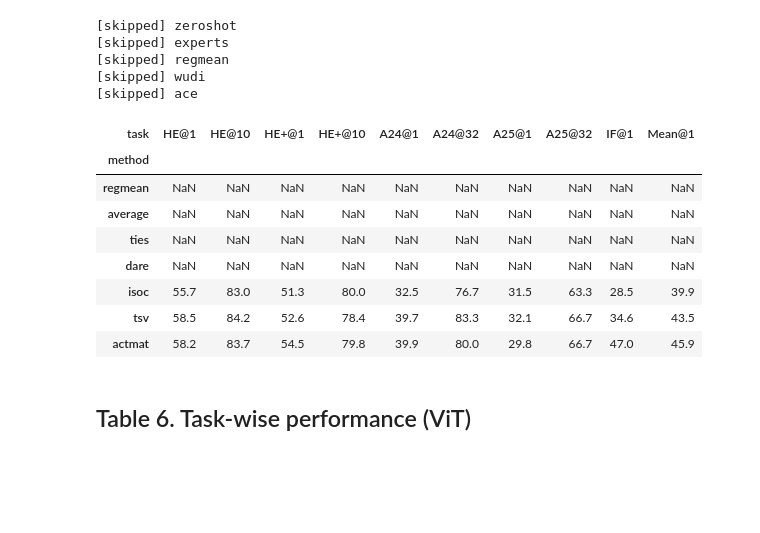
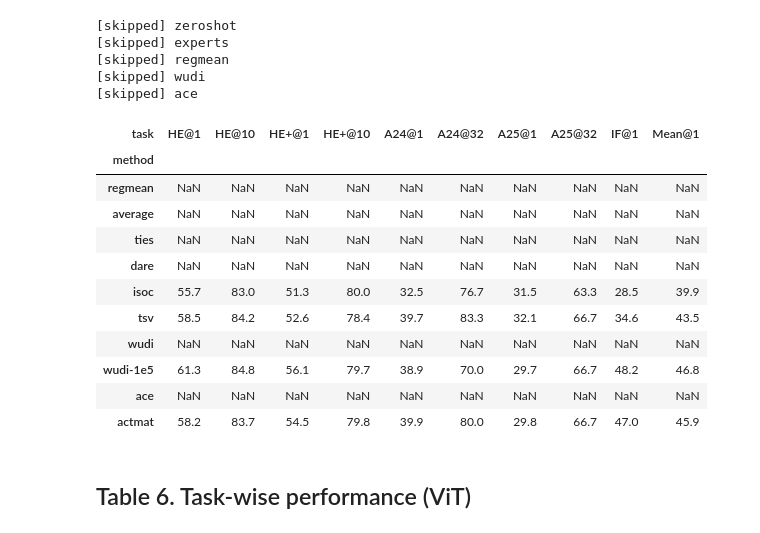
Before and after one commit to marawangamal/actmat, a Jupyter notebook: scripts/analysis.ipynb, the cells around one changed output. Saved outputs shown, nothing was run; the diff lists cells and outputs as text; code cells hidden in the pictures; blank space fills up the shorter version.

```diff
--- a/scripts/analysis.ipynb
+++ b/scripts/analysis.ipynb
@@ -552,36 +552,39 @@ column_order = [
     "HE+@10",
     "A24@1",
     "A24@32",
     "A25@1",
     "A25@32",
     "IF@1",
 ]
 method_order = [
     "regmean",
     "average",
     "ties",
     "dare",
     "isoc",
     "tsv",
-    # "wudi",
-    # "wudi-1e5",
-    # "ace",
+    "wudi",
+    "wudi-1e5",
+    "ace",
     "actmat",
 ]
 dfp = (dfp * 100)[column_order].round(1)
 at1_cols = [c for c in column_order if c.endswith("@1")]
 dfp["Mean@1"] = dfp[at1_cols].mean(axis=1).round(1)
 dfp = dfp.reindex(method_order)
 dfp
 # %% [output]
 | task | HE@1 | HE@10 | HE+@1 | HE+@10 | A24@1 | A24@32 | A25@1 | A25@32 | IF@1 | Mean@1 |
 | method |  |  |  |  |  |  |  |  |  |  |
 | regmean | NaN | NaN | NaN | NaN | NaN | NaN | NaN | NaN | NaN | NaN |
 | average | NaN | NaN | NaN | NaN | NaN | NaN | NaN | NaN | NaN | NaN |
 | ties | NaN | NaN | NaN | NaN | NaN | NaN | NaN | NaN | NaN | NaN |
 | dare | NaN | NaN | NaN | NaN | NaN | NaN | NaN | NaN | NaN | NaN |
 | isoc | 55.7 | 83.0 | 51.3 | 80.0 | 32.5 | 76.7 | 31.5 | 63.3 | 28.5 | 39.9 |
 | tsv | 58.5 | 84.2 | 52.6 | 78.4 | 39.7 | 83.3 | 32.1 | 66.7 | 34.6 | 43.5 |
+| wudi | NaN | NaN | NaN | NaN | NaN | NaN | NaN | NaN | NaN | NaN |
+| wudi-1e5 | 61.3 | 84.8 | 56.1 | 79.7 | 38.9 | 70.0 | 29.7 | 66.7 | 48.2 | 46.8 |
+| ace | NaN | NaN | NaN | NaN | NaN | NaN | NaN | NaN | NaN | NaN |
 | actmat | 58.2 | 83.7 | 54.5 | 79.8 | 39.9 | 80.0 | 29.8 | 66.7 | 47.0 | 45.9 |
 # %% [markdown]
 ## Table 6. Task-wise performance (ViT)
```
Also changed, not shown: parts of 7 cells of this notebook, 41 other files.
